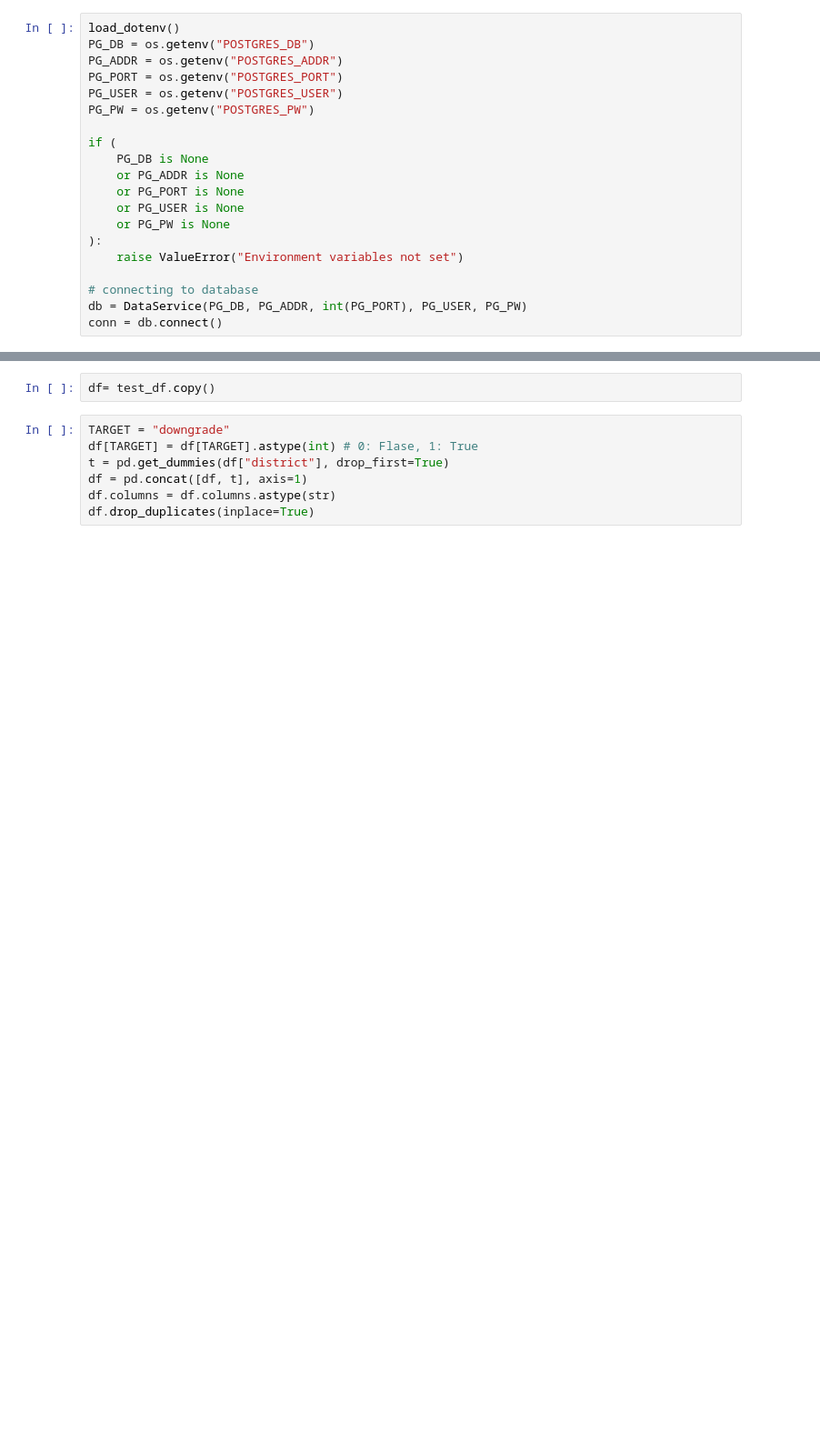
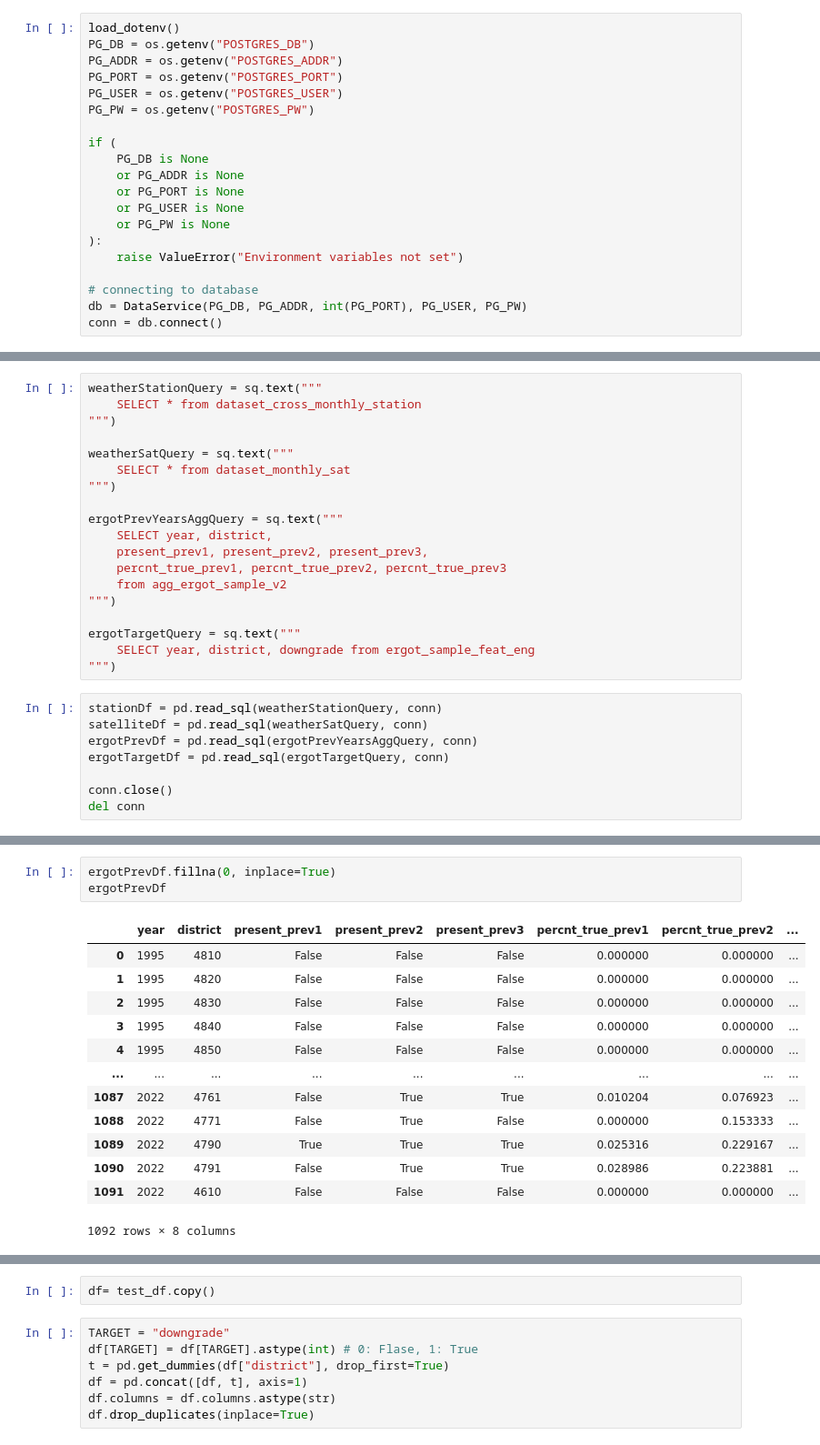
Before and after one commit to ChromaticPanic/CGC_Grain_Outcome_Predictions, a Jupyter notebook: src/Models/MPL_new_data.ipynb, the cells around one changed output, grey strips where cells are left out. Shown at 91% size. Cells and saved outputs as stored; diff of their text form; blank space fills up the shorter version.

```diff
--- a/src/Models/MPL_new_data.ipynb
+++ b/src/Models/MPL_new_data.ipynb
@@ -115,0 +93,27 @@ test_df
+# %%
+weatherStationQuery = sq.text("""
+    SELECT * from dataset_cross_monthly_station
+""")
+
+weatherSatQuery = sq.text("""
+    SELECT * from dataset_monthly_sat
+""")
+
+ergotPrevYearsAggQuery = sq.text("""
+    SELECT year, district,
+    present_prev1, present_prev2, present_prev3,
+    percnt_true_prev1, percnt_true_prev2, percnt_true_prev3
+    from agg_ergot_sample_v2
+""")
+
+ergotTargetQuery = sq.text("""
+    SELECT year, district, downgrade from ergot_sample_feat_eng
+""")
+# %%
+stationDf = pd.read_sql(weatherStationQuery, conn)
+satelliteDf = pd.read_sql(weatherSatQuery, conn)
+ergotPrevDf = pd.read_sql(ergotPrevYearsAggQuery, conn)
+ergotTargetDf = pd.read_sql(ergotTargetQuery, conn)
+
+conn.close()
+del conn
@@ -115,0 +137,17 @@ test_df
+# %%
+ergotPrevDf.fillna(0, inplace=True)
+ergotPrevDf
+# %% [output]
+|  | year | district | present_prev1 | present_prev2 | present_prev3 | percnt_true_prev1 | percnt_true_prev2 | ... |
+| 0 | 1995 | 4810 | False | False | False | 0.000000 | 0.000000 | ... |
+| 1 | 1995 | 4820 | False | False | False | 0.000000 | 0.000000 | ... |
+| 2 | 1995 | 4830 | False | False | False | 0.000000 | 0.000000 | ... |
+| 3 | 1995 | 4840 | False | False | False | 0.000000 | 0.000000 | ... |
+| 4 | 1995 | 4850 | False | False | False | 0.000000 | 0.000000 | ... |
+| ... | ... | ... | ... | ... | ... | ... | ... | ... |
+| 1087 | 2022 | 4761 | False | True | True | 0.010204 | 0.076923 | ... |
+| 1088 | 2022 | 4771 | False | True | False | 0.000000 | 0.153333 | ... |
+| 1089 | 2022 | 4790 | True | True | True | 0.025316 | 0.229167 | ... |
+| 1090 | 2022 | 4791 | False | True | True | 0.028986 | 0.223881 | ... |
+| 1091 | 2022 | 4610 | False | False | False | 0.000000 | 0.000000 | ... |
+1092 rows × 8 columns
```
Also changed, not shown: parts of 38 cells of this notebook, 2 other files.
